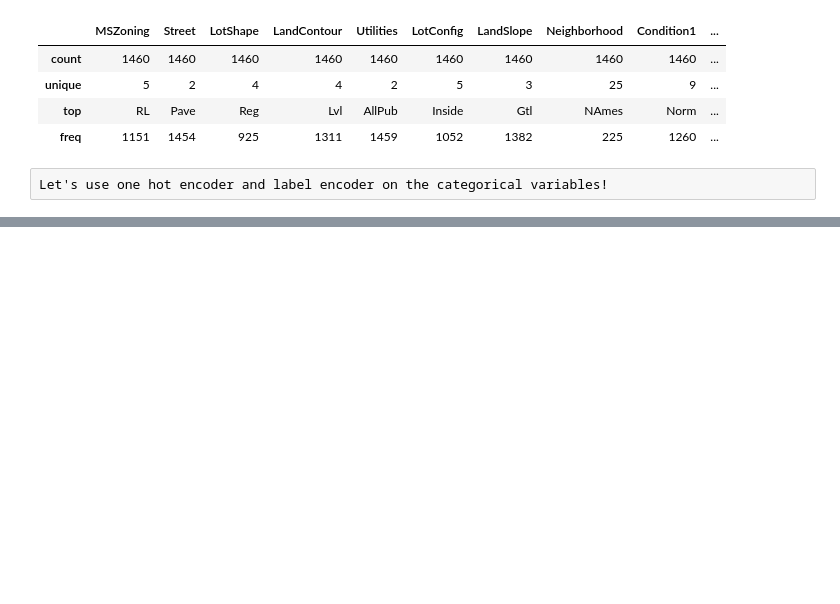
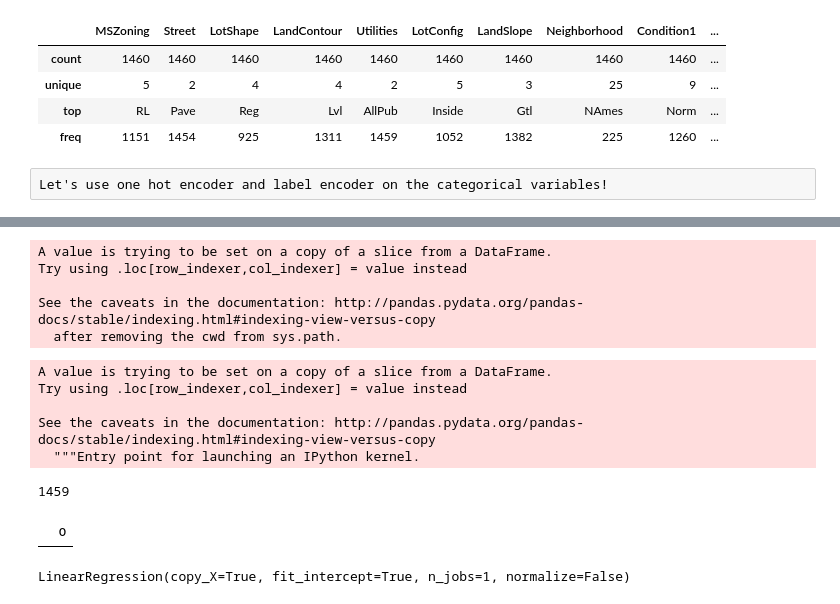
Before and after one commit to vikramriyer/Data_Analysis_Multiple, a Jupyter notebook: HousePrices.ipynb, the cells around one changed output, grey strips where cells are left out. Cells and saved outputs as stored; diff of their text form; code cells hidden in the pictures; blank space fills up the shorter version.

```diff
--- a/HousePrices.ipynb
+++ b/HousePrices.ipynb
@@ -331,0 +309,23 @@ Name: MSZoning, Length: 1460, dtype: object
+# %%
+lEncoder = LabelEncoder()
+for cat_feature in categorical_features.columns.tolist():
+    lEncoder.fit(categorical_features[cat_feature])
+    categorical_features[cat_feature] = lEncoder.transform(categorical_features[cat_feature])
+# %% [output]
+A value is trying to be set on a copy of a slice from a DataFrame.
+Try using .loc[row_indexer,col_indexer] = value instead
+
+See the caveats in the documentation: http://pandas.pydata.org/pandas-docs/stable/indexing.html#indexing-view-versus-copy
+  after removing the cwd from sys.path.
+# %%
+categorical_features['Id'] = pd.Series([i for i in range(1,1460)], dtype=np.int64)
+new_df = pd.merge(numeric_features, categorical_features, on='Id')
+# %% [output]
+A value is trying to be set on a copy of a slice from a DataFrame.
+Try using .loc[row_indexer,col_indexer] = value instead
+
+See the caveats in the documentation: http://pandas.pydata.org/pandas-docs/stable/indexing.html#indexing-view-versus-copy
+  """Entry point for launching an IPython kernel.
+# %%
+train_label = new_df.SalePrice
+new_df.drop('SalePrice', axis=1, inplace=True)
@@ -331,0 +334,4 @@ Name: MSZoning, Length: 1460, dtype: object
+# %%
+len(train_label)
+# %% [output]
+1459
@@ -331,0 +351,6 @@ Name: MSZoning, Length: 1460, dtype: object
+# %%
+new_nan = pd.DataFrame(new_df.isnull().sum())
+# %%
+new_nan[new_nan.sum(axis=1) > 0]
+# %% [output]
+|  | 0 |
@@ -331,0 +362,4 @@ Name: MSZoning, Length: 1460, dtype: object
+# %%
+clf.fit(X_train, y_train)
+# %% [output]
+LinearRegression(copy_X=True, fit_intercept=True, n_jobs=1, normalize=False)
```
Also changed, not shown: parts of 31 cells of this notebook.
